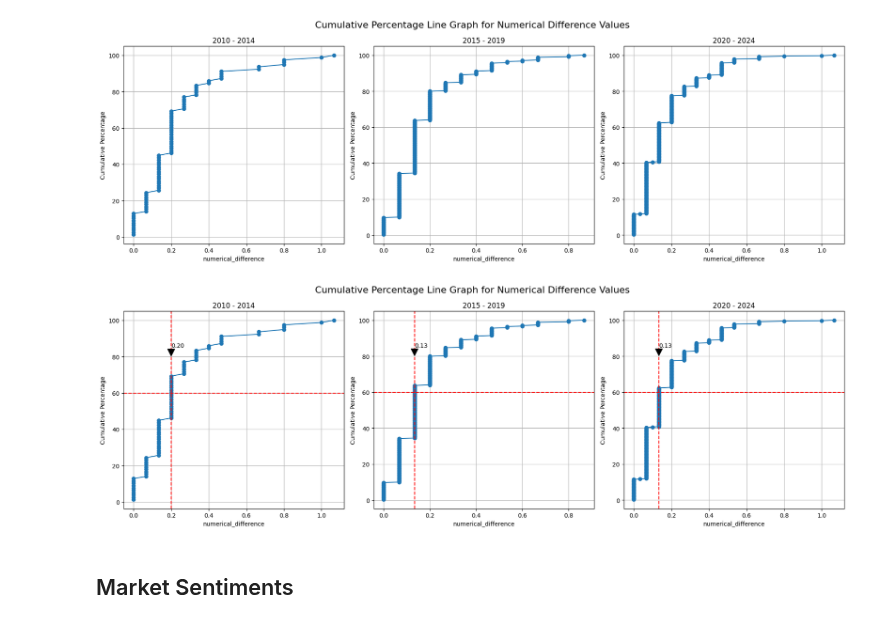
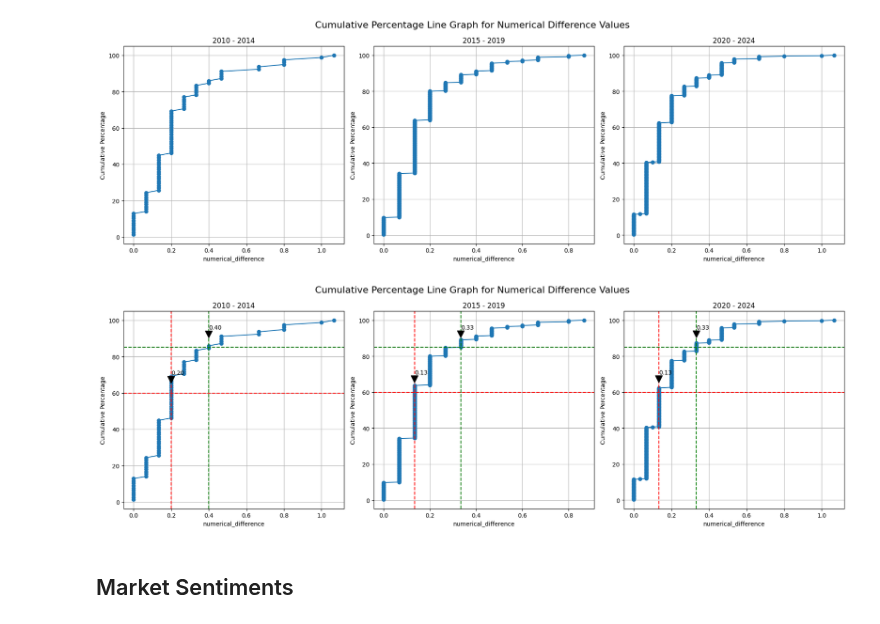
Before and after one commit to loowenwen/jtc-market-sentiments, a Jupyter notebook: sentiments.ipynb, the cells around one changed output. Saved outputs shown, nothing was run; the diff lists cells and outputs as text; code cells hidden in the pictures.

```diff
--- a/sentiments.ipynb
+++ b/sentiments.ipynb
@@ -250,35 +250,40 @@ fig, axes = plt.subplots(1, 3, figsize=(18, 6))
 # loop through the data list and corresponding axes to plot cumulative percentage line graphs
 for i, data in enumerate(data_list):
     # calculate the cumulative frequency
     sorted_data = np.sort(data)
     cumulative_frequency = np.arange(1, len(sorted_data) + 1) / len(sorted_data) * 100
 
     # determine the x value where cumulative frequency hits 60%
     x_value_at_60_percent = np.interp(60, cumulative_frequency, sorted_data)
+    x_value_at_85_percent = np.interp(85, cumulative_frequency, sorted_data)
 
     # plot the line graph
     axes[i].plot(sorted_data, cumulative_frequency, marker='o')
     axes[i].set_title(f'{excel_data.sheet_names[i]}')
     axes[i].set_xlabel(column_name)
     axes[i].set_ylabel('Cumulative Percentage')
     axes[i].grid(True)
 
     # plot horizontal line at 60% cumulative frequency
     axes[i].axhline(y=60, color='r', linestyle='--')
+    axes[i].axhline(y=85, color='g', linestyle='--')
 
     # plot vertical line at x value where cumulative frequency hits 60%
     axes[i].axvline(x=x_value_at_60_percent, color='r', linestyle='--')
+    axes[i].axvline(x=x_value_at_85_percent, color='g', linestyle='--')
 
     # annotate the point where cumulative frequency hits 60%
-    axes[i].annotate(f'{x_value_at_60_percent:.2f}', xy=(x_value_at_60_percent, 80), xytext=(x_value_at_60_percent, 85),
+    axes[i].annotate(f'{x_value_at_60_percent:.2f}', xy=(x_value_at_60_percent, 65), xytext=(x_value_at_60_percent, 70),
+                    arrowprops=dict(facecolor='black', shrink=0.05))
+    axes[i].annotate(f'{x_value_at_85_percent:.2f}', xy=(x_value_at_85_percent, 90), xytext=(x_value_at_85_percent, 95),
                     arrowprops=dict(facecolor='black', shrink=0.05))
 
 # adjust layout and display the plots
 fig.suptitle('Cumulative Percentage Line Graph for Numerical Difference Values', fontsize=16)
 plt.tight_layout()
 plt.show()
 # %% [output]
-[figure, old version]
+[figure, new version]
 # %% [markdown]
 ## Market Sentiments
 # %%
```
Also changed, not shown: 1 other file.
